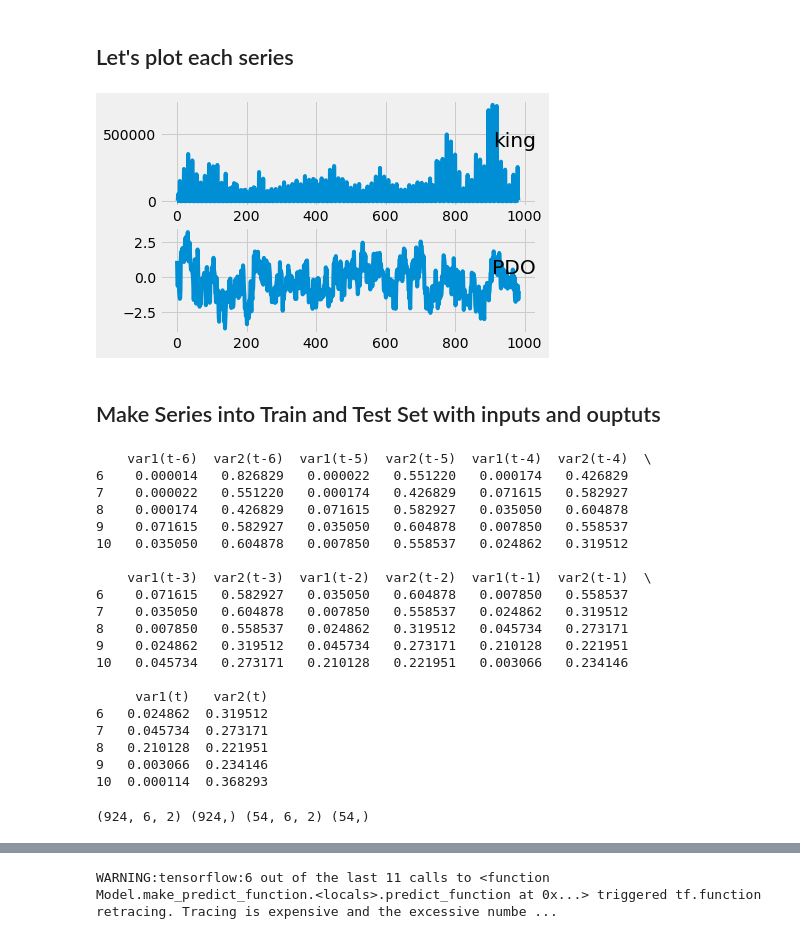
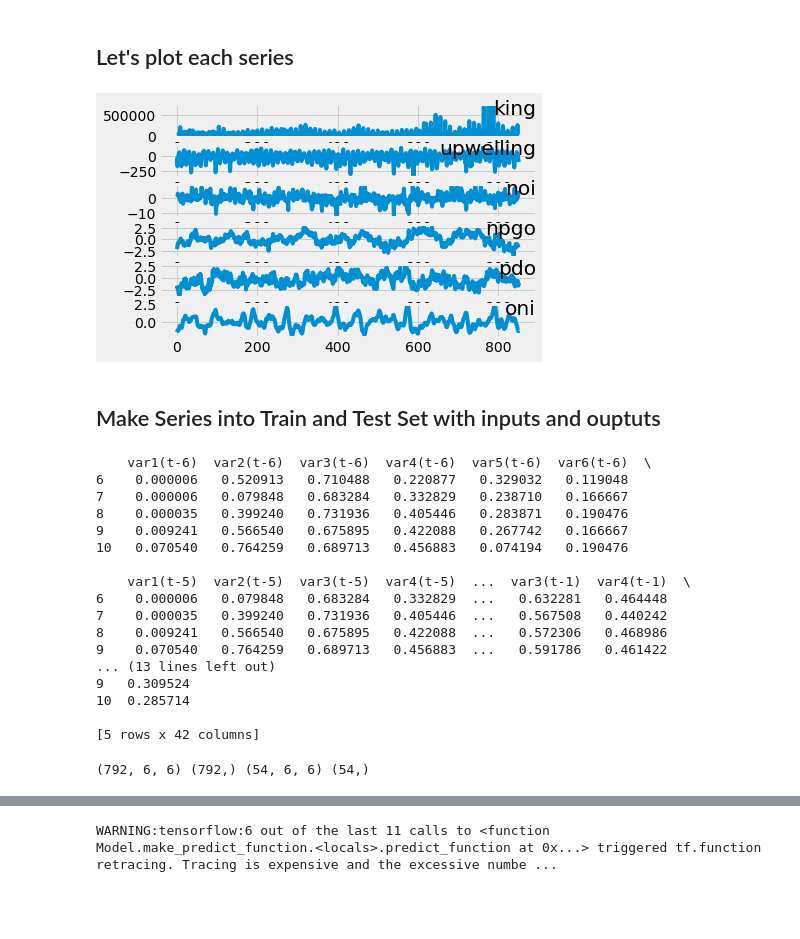
Before and after one commit to Abdul-Omira/SalmonNet, a Jupyter notebook: multivar_lstm.ipynb, the cells around one changed output, grey strips where cells are left out. Saved outputs shown, nothing was run; the diff lists cells and outputs as text; code cells hidden in the pictures; blank space fills up the shorter version.

```diff
--- a/multivar_lstm.ipynb
+++ b/multivar_lstm.ipynb
@@ -222,19 +401,19 @@ master_data.to_csv('master_data.csv')
 # %%
 dataset = read_csv('master_data.csv', header=0, index_col=0)
 values = dataset.values
 # specify columns to plot
-groups = [0, 1]
+groups = [0, 1, 2, 3, 4, 5]
 i = 1
 # plot each column
 plt.figure()
 for group in groups:
     plt.subplot(len(groups), 1, i)
     plt.plot(values[:, group])
-    plt.title(dataset.columns[group], y=0.5, loc='right')
+    plt.title(dataset.columns[group], y=.5, loc='right')
     i += 1
 plt.show()
 # %% [output]
-[figure, old version]
+[figure, new version]
 # %% [markdown]
 <h2>Make Series into Train and Test Set with inputs and ouptuts</h2>
 # %%
@@ -275,36 +454,33 @@ scaler = MinMaxScaler(feature_range=(0, 1))
 scaled = scaler.fit_transform(values)
 # frame as supervised learning
 n_months = 6
-n_features = 2
+n_features = 6
 reframed = series_to_supervised(scaled, n_months, 1)
 # drop columns we don't want to predict
 # reframed.drop(reframed.columns[[13]], axis=1, inplace=True)
 print(reframed.head())
 # %% [output]
-    var1(t-6)  var2(t-6)  var1(t-5)  var2(t-5)  var1(t-4)  var2(t-4)  \
-6    0.000014   0.826829   0.000022   0.551220   0.000174   0.426829
-7    0.000022   0.551220   0.000174   0.426829   0.071615   0.582927
-8    0.000174   0.426829   0.071615   0.582927   0.035050   0.604878
-9    0.071615   0.582927   0.035050   0.604878   0.007850   0.558537
-10   0.035050   0.604878   0.007850   0.558537   0.024862   0.319512
+    var1(t-6)  var2(t-6)  var3(t-6)  var4(t-6)  var5(t-6)  var6(t-6)  \
+6    0.000006   0.520913   0.710488   0.220877   0.329032   0.119048
+7    0.000006   0.079848   0.683284   0.332829   0.238710   0.166667
+8    0.000035   0.399240   0.731936   0.405446   0.283871   0.190476
+9    0.009241   0.566540   0.675895   0.422088   0.267742   0.166667
+10   0.070540   0.764259   0.689713   0.456883   0.074194   0.190476
 
-    var1(t-3)  var2(t-3)  var1(t-2)  var2(t-2)  var1(t-1)  var2(t-1)  \
-6    0.071615   0.582927   0.035050   0.604878   0.007850   0.558537
-7    0.035050   0.604878   0.007850   0.558537   0.024862   0.319512
-8    0.007850   0.558537   0.024862   0.319512   0.045734   0.273171
-9    0.024862   0.319512   0.045734   0.273171   0.210128   0.221951
-10   0.045734   0.273171   0.210128   0.221951   0.003066   0.234146
+    var1(t-5)  var2(t-5)  var3(t-5)  var4(t-5)  ...  var3(t-1)  var4(t-1)  \
+6    0.000006   0.079848   0.683284   0.332829  ...   0.632281   0.464448
+7    0.000035   0.399240   0.731936   0.405446  ...   0.567508   0.440242
+8    0.009241   0.566540   0.675895   0.422088  ...   0.572306   0.468986
+9    0.070540   0.764259   0.689713   0.456883  ...   0.591786   0.461422
+... (13 lines left out)
+9   0.309524
+10  0.285714
 
-     var1(t)   var2(t)
-6   0.024862  0.319512
-7   0.045734  0.273171
-8   0.210128  0.221951
-9   0.003066  0.234146
-10  0.000114  0.368293
+[5 rows x 42 columns]
 # %%
 # split into train and test sets
 values = reframed.values
-n_train_months = 77 * 12
+n_train_months = 66 * 12 # MENTAL NOTE: IF ERROR IN MOTH TO YEAR CHECK THIS
 train = values[:n_train_months, :]
 test = values[n_train_months:, :]
 # split into input and outputs
@@ -317,4 +493,4 @@ train_X = train_X.reshape((train_X.shape[0], n_months, n_features))
 test_X = test_X.reshape((test_X.shape[0], n_months, n_features))
 print(train_X.shape, train_y.shape, test_X.shape, test_y.shape)
 # %% [output]
-(924, 6, 2) (924,) (54, 6, 2) (54,)
+(792, 6, 6) (792,) (54, 6, 6) (54,)
```
Also changed, not shown: parts of 43 cells of this notebook, 6 other files.
